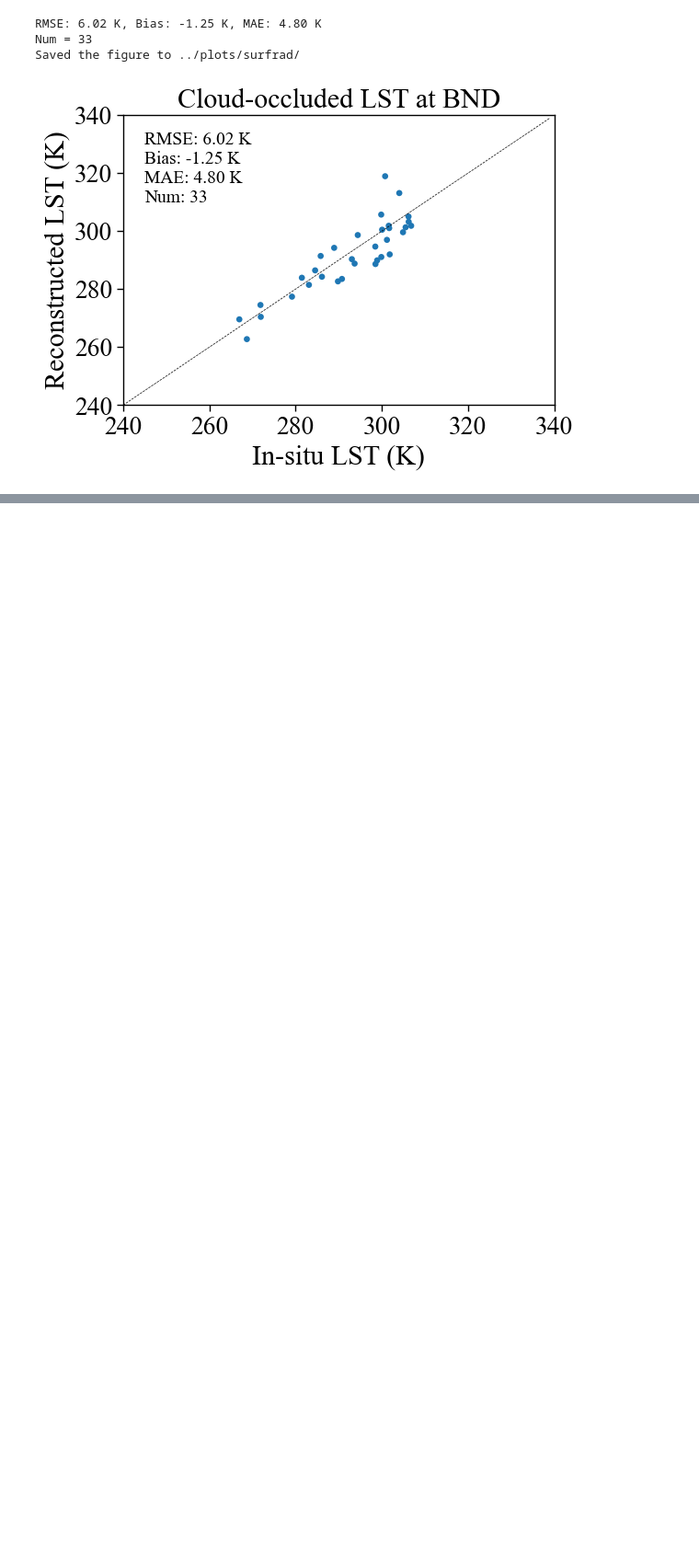
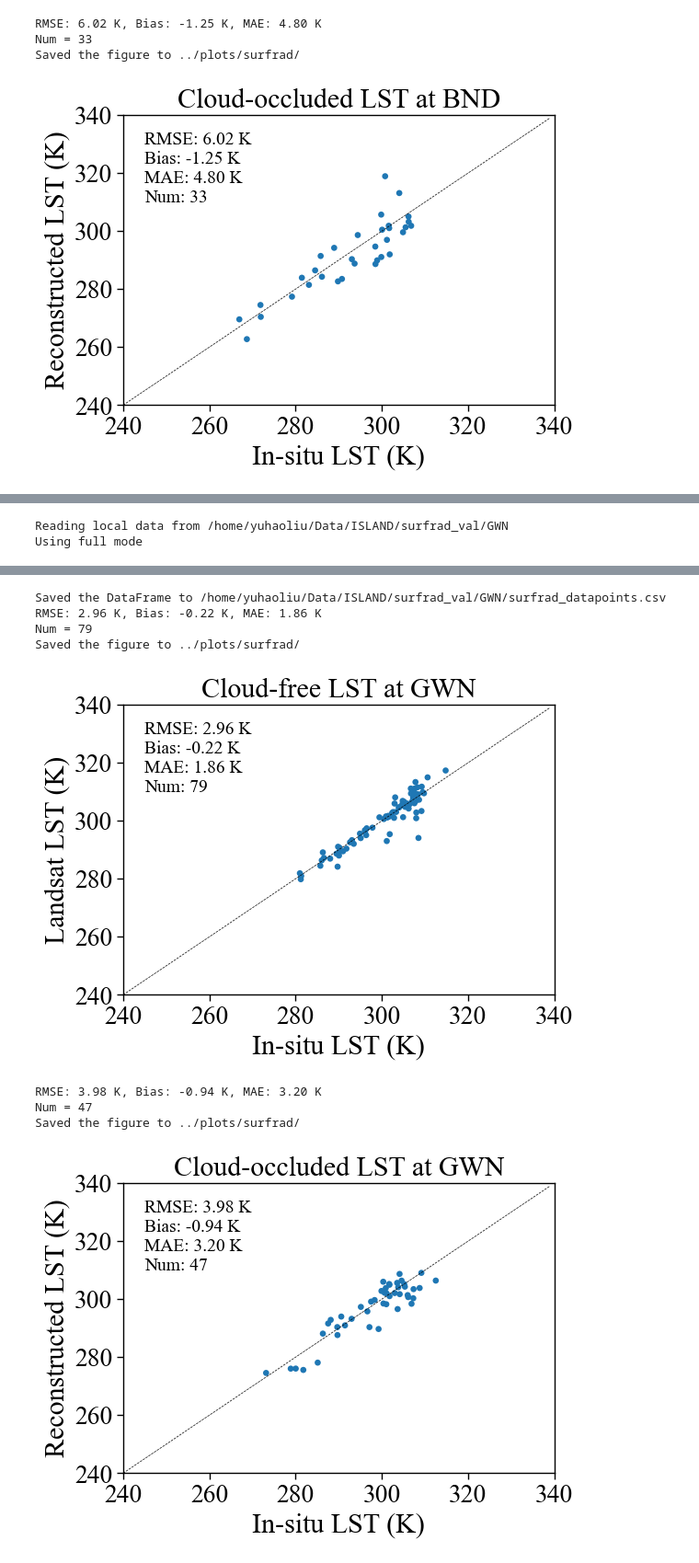
Before and after one commit to Way-Yuhao/ISLAND, a Jupyter notebook: jupyter/16 - Cirrus SURFRAD.ipynb, the cells around one changed output, grey strips where cells are left out. Shown at 92% size. Cells and saved outputs as stored; diff of their text form; code cells hidden in the pictures; blank space fills up the shorter version.

```diff
--- a/jupyter/16 - Cirrus SURFRAD.ipynb
+++ b/jupyter/16 - Cirrus SURFRAD.ipynb
@@ -137,0 +192,14 @@ Saved the figure to ../plots/surfrad/
+# %%
+station_id = 'GWN'
+region_dir = f'/home/yuhaoliu/Data/ISLAND/surfrad_val/{station_id}'
+df = load_datapoints(station_id, start_date, end_date, region_dir, load_from_cache=False, mode='full')
+plot_regression(df, 'surfrad_lst', 'landsat_lst', 'clear',
+                f'Cloud-free LST at {station_id}',
+                fig_path='../plots/surfrad/', replace_axis=label_clear)
+
+plot_regression(df, 'surfrad_lst', 'island_lst', 'cloudy',
+                f'Cloud-occluded LST at {station_id}',
+                fig_path='../plots/surfrad/', replace_axis=label_cloudy)
+# %% [output]
+Reading local data from /home/yuhaoliu/Data/ISLAND/surfrad_val/GWN
+Using full mode
@@ -137,0 +209,9 @@ Saved the figure to ../plots/surfrad/
+Saved the DataFrame to /home/yuhaoliu/Data/ISLAND/surfrad_val/GWN/surfrad_datapoints.csv
+RMSE: 2.96 K, Bias: -0.22 K, MAE: 1.86 K
+Num = 79
+Saved the figure to ../plots/surfrad/
+[figure, added]
+RMSE: 3.98 K, Bias: -0.94 K, MAE: 3.20 K
+Num = 47
+Saved the figure to ../plots/surfrad/
+[figure, added]
```
Also changed, not shown: parts of 10 cells of this notebook, 2 other files.
